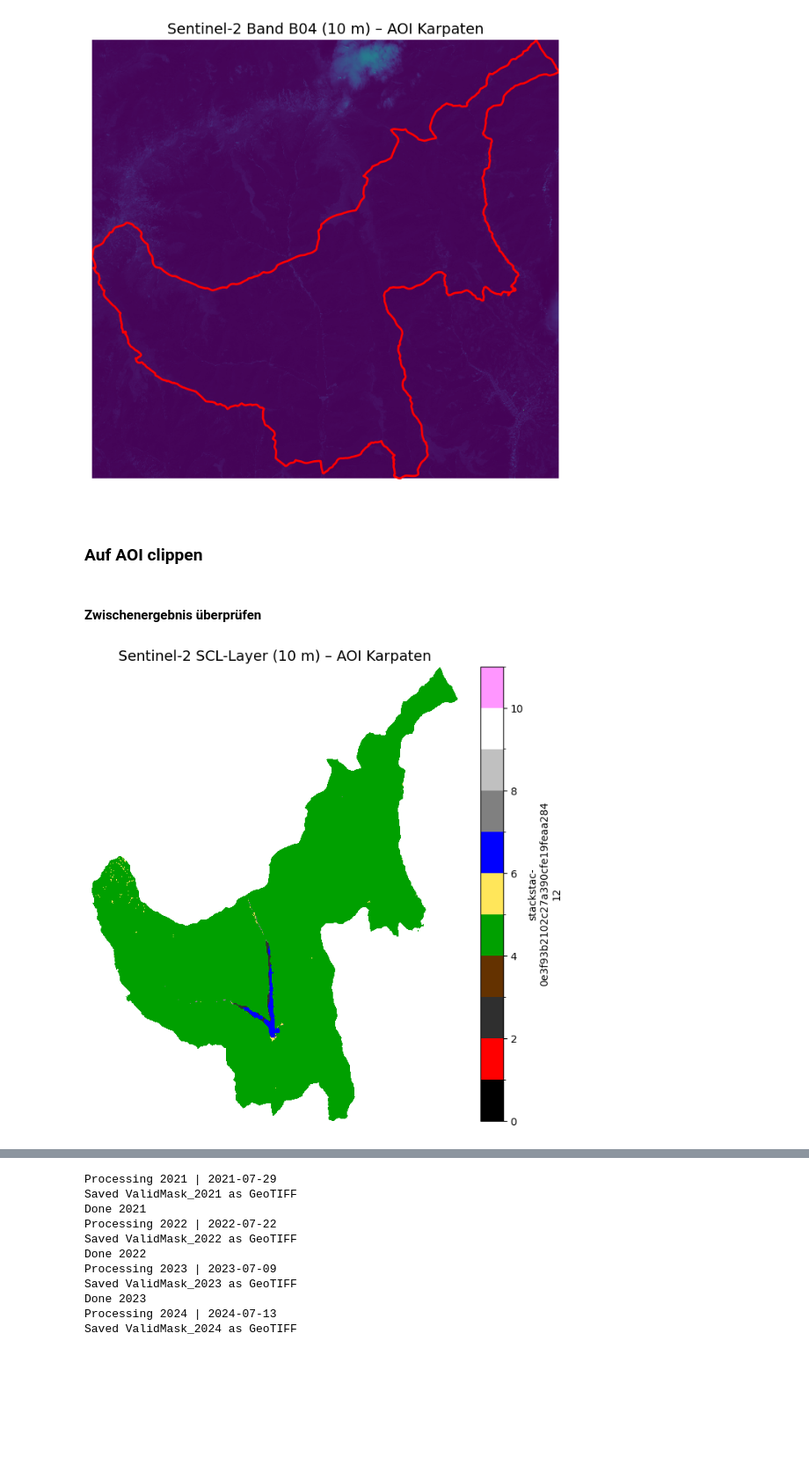
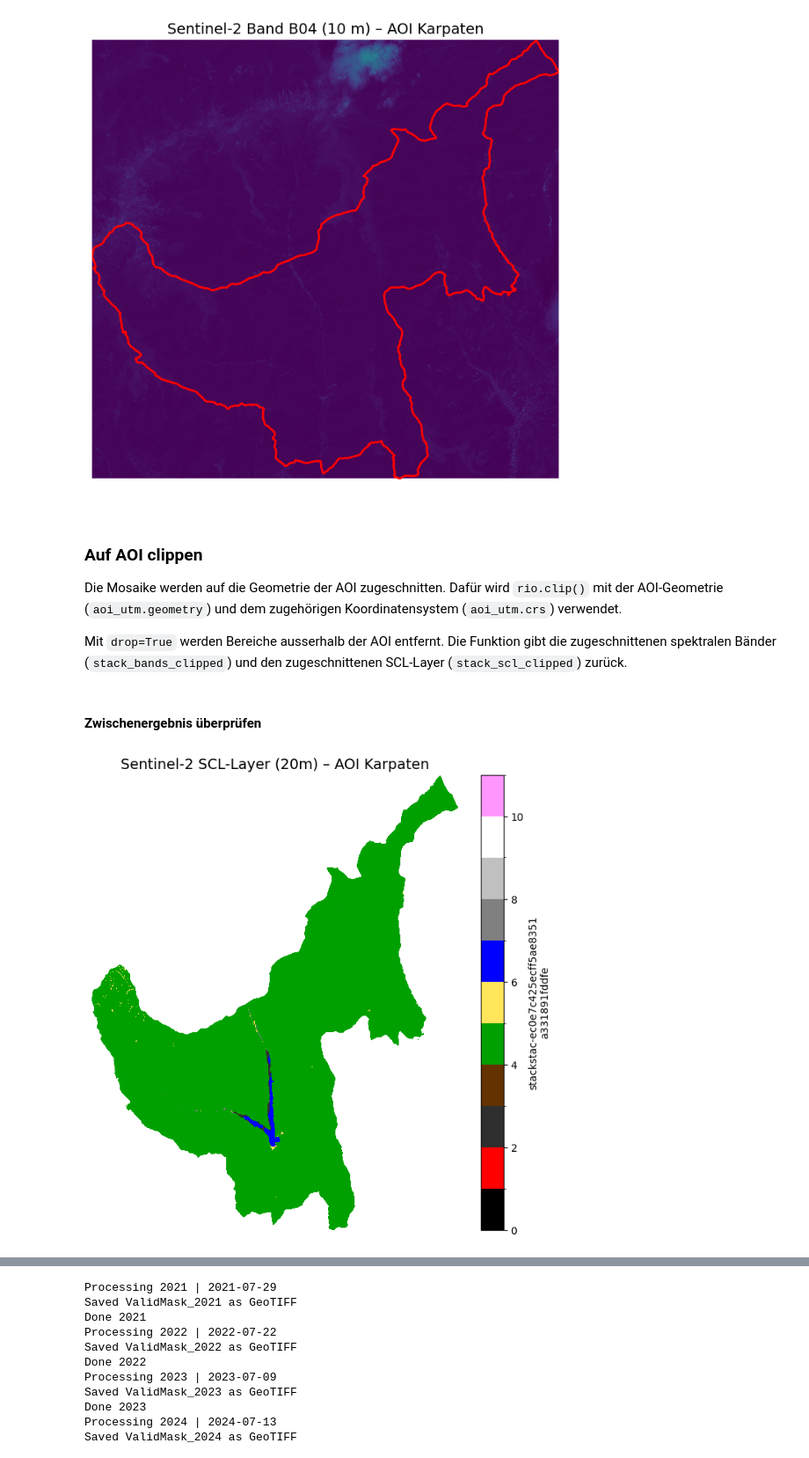
Before and after one commit to riedevik/PWRG2, a Jupyter notebook: 2_STAC_Suche_bis_Composites.ipynb, the cells around one changed output, grey strips where cells are left out. Shown at 88% size. Cells and saved outputs as stored; diff of their text form; code cells hidden in the pictures; blank space fills up the shorter version.

```diff
--- a/2_STAC_Suche_bis_Composites.ipynb
+++ b/2_STAC_Suche_bis_Composites.ipynb
@@ -887,5 +974,5 @@ Da Stackstac ***lazy*** arbeitet, müssen die Daten mit `.compute()` effektiv ge
 # %%
-def compute_cloud_fraction(cloud_mask):
-    cloud_fraction = cloud_mask.mean().compute().item()
+def compute_cloud_fraction(cloud_mask, inside_aoi):
+    cloud_fraction = (cloud_mask.sum() / inside_aoi.sum()).compute().item()
     return cloud_fraction
 # %%
@@ -920,10 +1007,10 @@ def process_scene(scene, bounds, epsg, aoi_utm):
     scl = clip_to_aoi(scl, aoi_utm)
 
     # 4. Wolken maskieren (True / False)
-    cloud_mask = compute_cloud_mask(scl)
+    cloud_mask, inside_aoi = compute_cloud_mask(scl)
 
-    # 5. Wolkenanteil berechnen (%)
-    cloud_fraction = compute_cloud_fraction(cloud_mask)
+    # 5. Wolkenanteil berechnen [0-1]
+    cloud_fraction = compute_cloud_fraction(cloud_mask, inside_aoi)
 
     return cloud_fraction
 # %%
@@ -1131,4 +1249,4 @@ siehe auch [STAC + stackstac + xarray](https://hrodmn.dev/posts/stackstac/):
 # %%
-# Für den "Testlauf" nehme ich das erste Jahr (2021)
-scene = best_scenes[0]
+# Testjahr definieren
+scene_test = best_scenes[0]
 # %%
@@ -1190,7 +1306,7 @@ def stack_rasters(scene, bands, scl, bounds, epsg):
 # Überprüfen mit Test-Szene:
 
 stack_bands, stack_scl = stack_rasters(
-    scene,
+    scene_test,
     bands,
     scl,
     bounds,
@@ -1301,6 +1417,10 @@ plt.show()
 [figure]
 # %% [markdown]
 ### Auf AOI clippen
+
+Die Mosaike werden auf die Geometrie der AOI zugeschnitten. Dafür wird `rio.clip()` mit der AOI-Geometrie (`aoi_utm.geometry`) und dem zugehörigen Koordinatensystem (`aoi_utm.crs`) verwendet.
+
+Mit `drop=True` werden Bereiche ausserhalb der AOI entfernt. Die Funktion gibt die zugeschnittenen spektralen Bänder (`stack_bands_clipped`) und den zugeschnittenen SCL-Layer (`stack_scl_clipped`) zurück.
 # %%
 def clip_mosaic(stack_bands_mosaic, stack_scl_mosaic, aoi_utm):
 
@@ -1360,24 +1478,24 @@ norm = mcolors.BoundaryNorm(
 # %%
 # Figure (gesamtes Bild) + Axes (Plotfläche)
 fig, ax = plt.subplots(figsize=(8, 8))
 
 # Raster (SCL-Layer) plotten
 stack_scl_clipped.sel(band="SCL").plot.imshow(
     ax=ax,
     cmap = cmap,
     norm = norm
 )
 
 # Titel setzen
-ax.set_title("Sentinel-2 SCL-Layer (10 m) – AOI Karpaten", fontsize=14)
+ax.set_title(f"Sentinel-2 SCL-Layer (20m) – AOI {aoi_name}", fontsize=14)
 
 # Achsen ausblenden für saubere Darstellung
 ax.set_axis_off()
 
 # Plot anzeigen
 plt.show()
 # %% [output]
-[figure, old version]
+[figure, new version]
 # %% [markdown]
 ### Wolkenmaskierung
 
```
Also changed, not shown: parts of 131 cells of this notebook, 30 other files.
